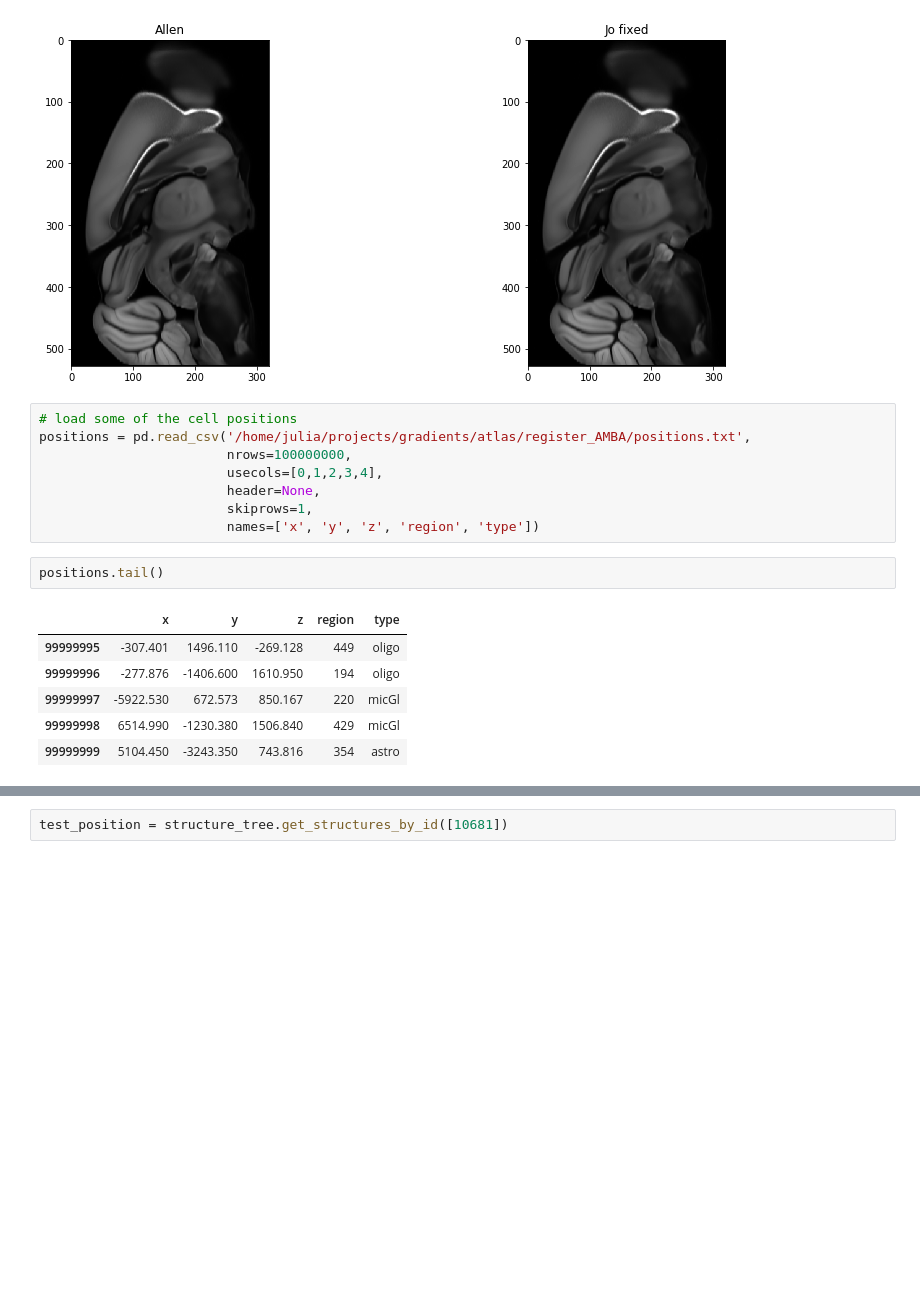
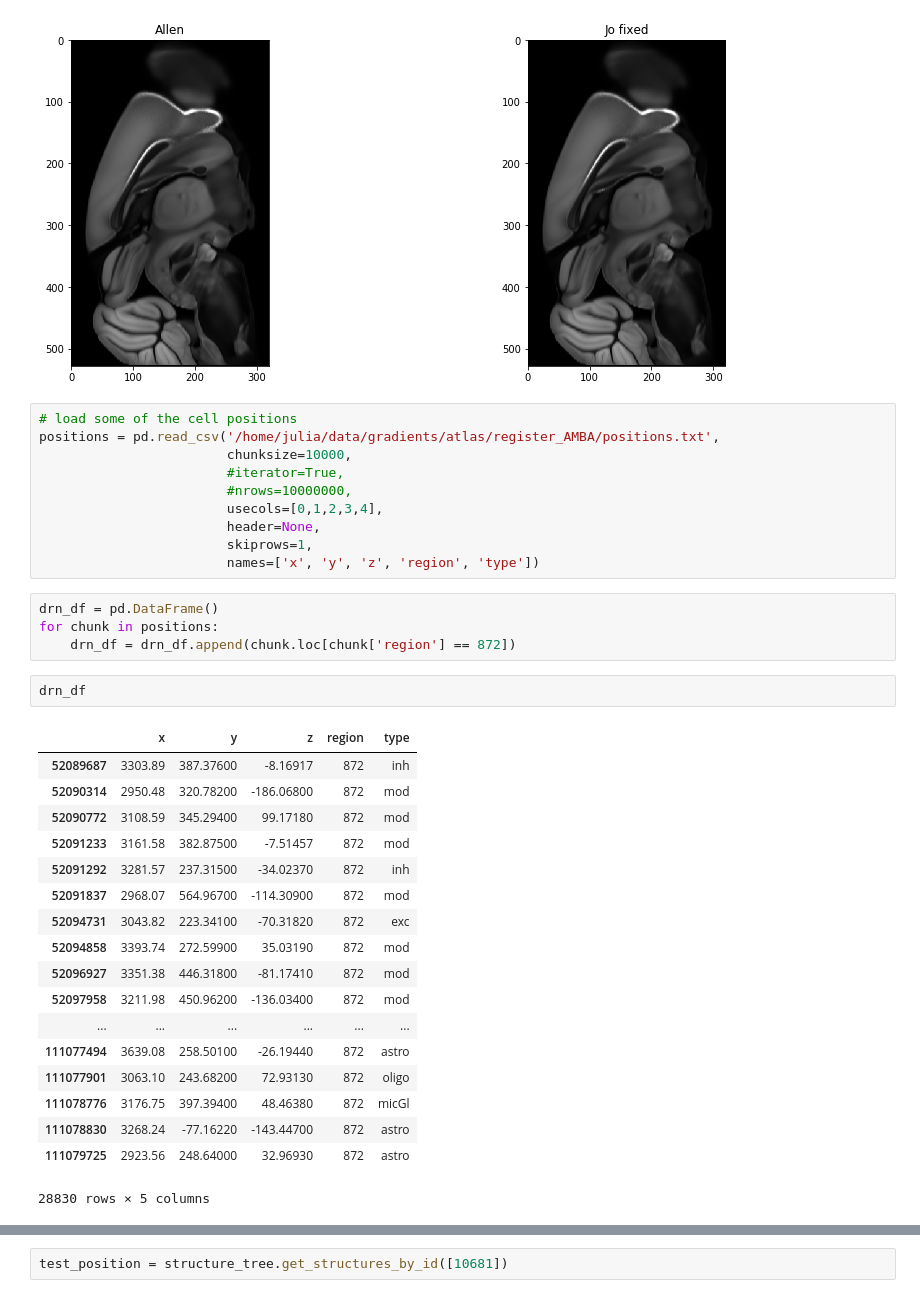
Before and after one commit to juhuntenburg/mouse_gradients, a Jupyter notebook: Allen_API.ipynb, the cells around one changed output, grey strips where cells are left out. Saved outputs shown, nothing was run; the diff lists cells and outputs as text; blank space fills up the shorter version.

```diff
--- a/Allen_API.ipynb
+++ b/Allen_API.ipynb
@@ -157,18 +157,36 @@ plt.show()
 [figure]
 # %%
 # load some of the cell positions
-positions = pd.read_csv('/home/julia/projects/gradients/atlas/register_AMBA/positions.txt',
-                        nrows=100000000,
+positions = pd.read_csv('/home/julia/data/gradients/atlas/register_AMBA/positions.txt',
+                        chunksize=10000,
+                        #iterator=True,
+                        #nrows=10000000,
                         usecols=[0,1,2,3,4],
                         header=None,
                         skiprows=1,
                         names=['x', 'y', 'z', 'region', 'type'])
-# %%
-positions.tail()
-# %% [output]
-|  | x | y | z | region | type |
-| 99999995 | -307.401 | 1496.110 | -269.128 | 449 | oligo |
-| 99999996 | -277.876 | -1406.600 | 1610.950 | 194 | oligo |
-| 99999997 | -5922.530 | 672.573 | 850.167 | 220 | micGl |
-| 99999998 | 6514.990 | -1230.380 | 1506.840 | 429 | micGl |
-| 99999999 | 5104.450 | -3243.350 | 743.816 | 354 | astro |
+# %%
+drn_df = pd.DataFrame()
+for chunk in positions:
+    drn_df = drn_df.append(chunk.loc[chunk['region'] == 872])
+# %%
+drn_df
+# %% [output]
+|  | x | y | z | region | type |
+| 52089687 | 3303.89 | 387.37600 | -8.16917 | 872 | inh |
+| 52090314 | 2950.48 | 320.78200 | -186.06800 | 872 | mod |
+| 52090772 | 3108.59 | 345.29400 | 99.17180 | 872 | mod |
+| 52091233 | 3161.58 | 382.87500 | -7.51457 | 872 | mod |
+| 52091292 | 3281.57 | 237.31500 | -34.02370 | 872 | inh |
+| 52091837 | 2968.07 | 564.96700 | -114.30900 | 872 | mod |
+| 52094731 | 3043.82 | 223.34100 | -70.31820 | 872 | exc |
+| 52094858 | 3393.74 | 272.59900 | 35.03190 | 872 | mod |
+| 52096927 | 3351.38 | 446.31800 | -81.17410 | 872 | mod |
+| 52097958 | 3211.98 | 450.96200 | -136.03400 | 872 | mod |
+| ... | ... | ... | ... | ... | ... |
+| 111077494 | 3639.08 | 258.50100 | -26.19440 | 872 | astro |
+| 111077901 | 3063.10 | 243.68200 | 72.93130 | 872 | oligo |
+| 111078776 | 3176.75 | 397.39400 | 48.46380 | 872 | micGl |
+| 111078830 | 3268.24 | -77.16220 | -143.44700 | 872 | astro |
+| 111079725 | 2923.56 | 248.64000 | 32.96930 | 872 | astro |
+28830 rows × 5 columns
```
Also changed, not shown: parts of 7 cells of this notebook, 8 other files.
